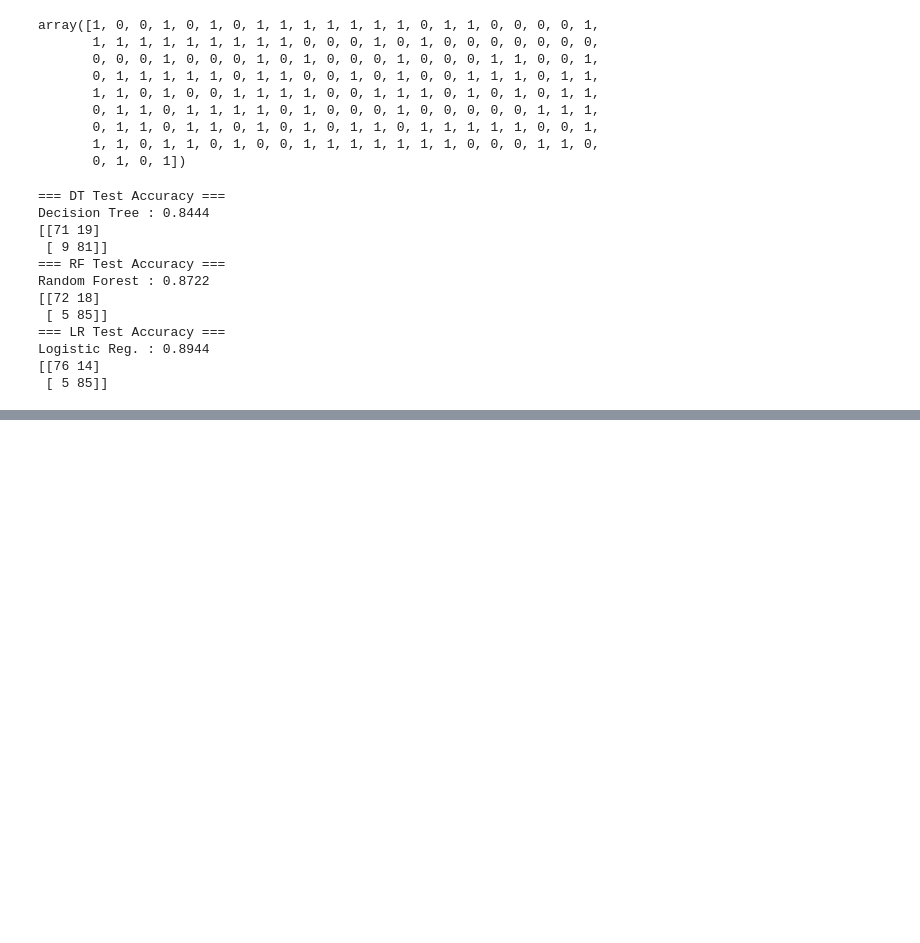
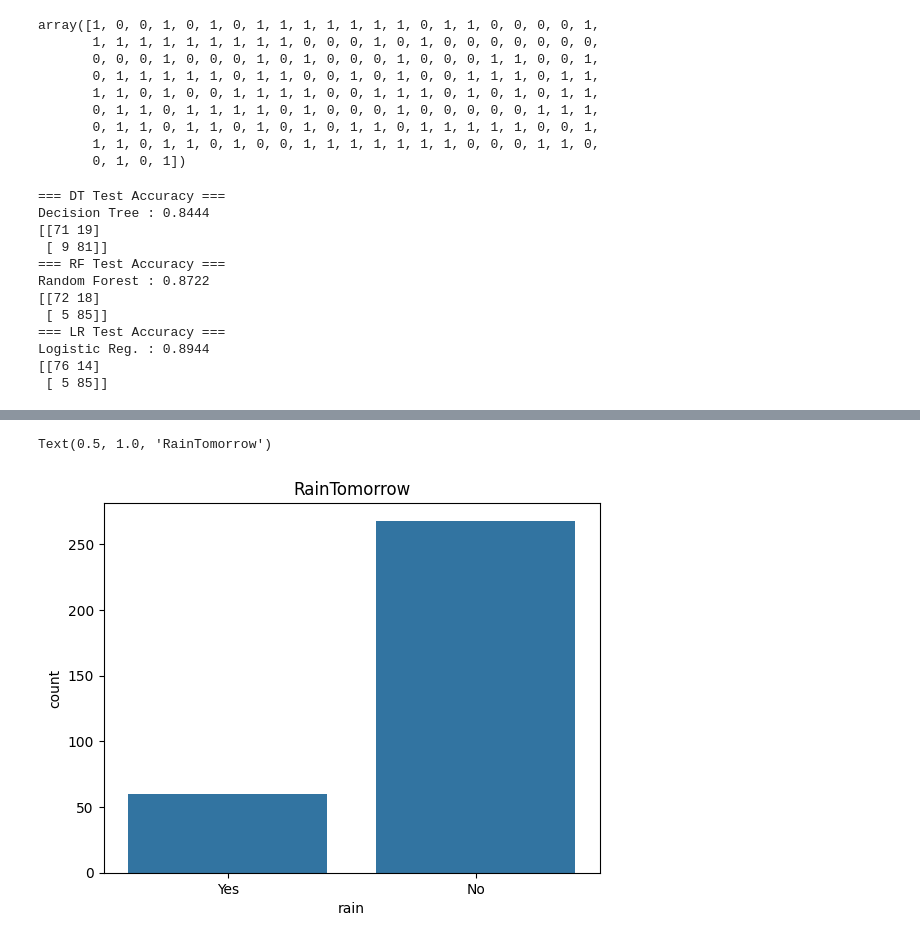
Before and after one commit to spenshark/Machine-Learning-Programming, a Jupyter notebook: week3/week3.ipynb, the cells around one changed output, grey strips where cells are left out. Drawn from its saved outputs; the diff is of its cells as text; code cells hidden in the pictures; blank space fills up the shorter version.

Commit message:
weather dataset 실습 추가(분류, 회귀)

```diff
--- a/week3/week3.ipynb
+++ b/week3/week3.ipynb
@@ -257,0 +268,10 @@ Logistic Reg. : 0.8944
+# %%
+# -----------------------------
+# 1) 데이터 준비
+# -----------------------------
+
+df = pd.read_csv("/content/drive/MyDrive/Colab Notebooks/machine-learning-practice/Machine-Learning-Programming/week3/data/weather.csv", header=0).dropna()
+df
+
+#레이블 불균형 확인
+df["RainTomorrow"].value_counts()
@@ -257,0 +284,10 @@ Logistic Reg. : 0.8944
+# %%
+# 레이블 갯수 확인 (그래프)
+
+sns.countplot(data = df, x="RainTomorrow")
+plt.xlabel("rain")
+plt.ylabel("count")
+plt.title("RainTomorrow")
+# %% [output]
+Text(0.5, 1.0, 'RainTomorrow')
+[figure, added]
```
Also changed, not shown: parts of 28 cells of this notebook, 3 other files.
